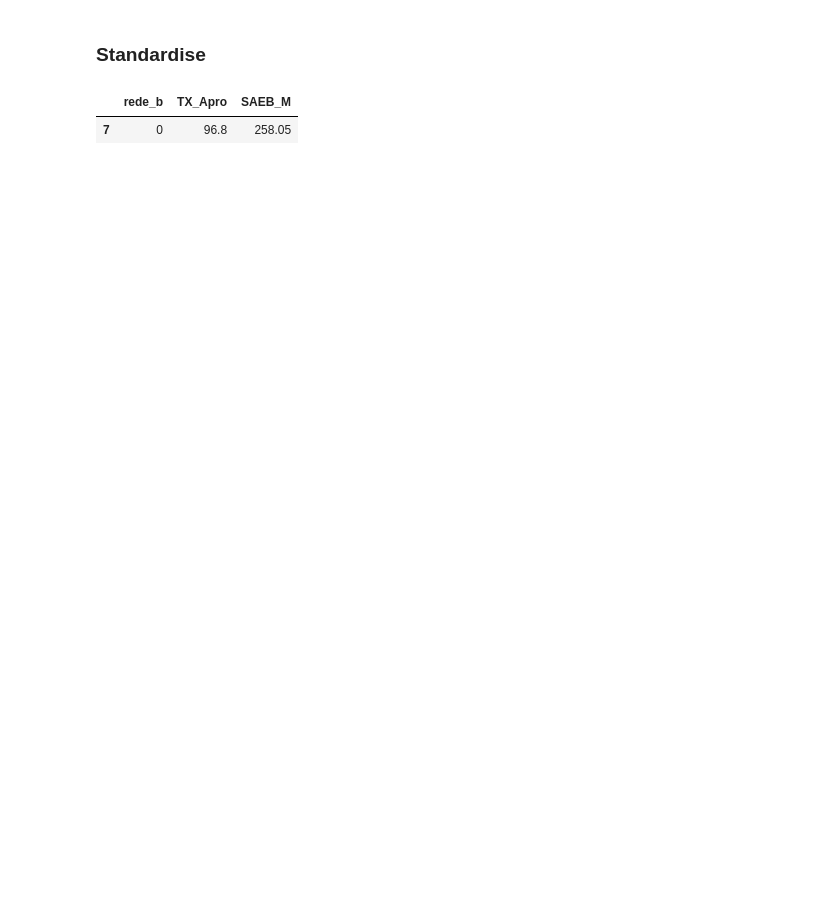
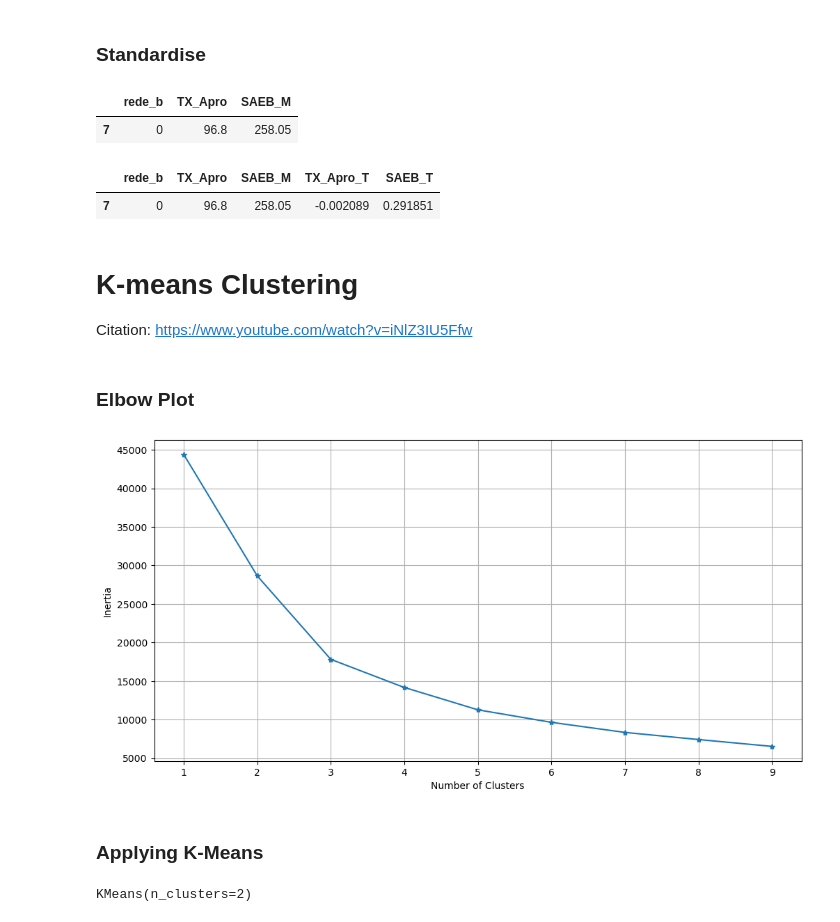
Before and after one commit to izazaka/ML, a Jupyter notebook: SAEB.ipynb, the cells around one changed output. Cells and saved outputs as stored; diff of their text form; code cells hidden in the pictures; blank space fills up the shorter version.

```diff
--- a/SAEB.ipynb
+++ b/SAEB.ipynb
@@ -197,3 +197,37 @@ scaler = StandardScaler()
 # %%
 saeb_m[["TX_Apro_T", "SAEB_T" ]] = scaler.fit_transform(
 saeb_m[["TX_Apro", "SAEB_M" ]])
+# %%
+saeb_m.head(1)
+# %% [output]
+|  | rede_b | TX_Apro | SAEB_M | TX_Apro_T | SAEB_T |
+| 7 | 0 | 96.8 | 258.05 | -0.002089 | 0.291851 |
+# %% [markdown]
+# K-means Clustering
+Citation: https://www.youtube.com/watch?v=iNlZ3IU5Ffw
+# %% [markdown]
+### Elbow Plot
+# %%
+def optimise (data, max_k):
+    means = []
+    inertia = []
+
+    for k in range(1, max_k):
+        kmeans = KMeans(n_clusters = k, n_init = 10)
+        kmeans.fit(data)
+
+        means.append(k)
+        inertia.append(kmeans.inertia_)
+
+    fig = plt.subplots(figsize = (12, 6))
+    plt.plot(means, inertia, "*-")
+    plt.xlabel("Number of Clusters")
+    plt.ylabel("Inertia")
+    plt.grid(True)
+    plt.show()
+# %%
+optimise(saeb_m[["SAEB_T", "TX_Apro_T"]], 10)
+# %% [output]
+[figure, added]
+# %% [markdown]
+### Applying K-Means
@@ -199,0 +236,4 @@ saeb_m[["TX_Apro", "SAEB_M" ]])
+# %%
+kmeans.fit(saeb_m[["SAEB_T", "TX_Apro_T"]])
+# %% [output]
+KMeans(n_clusters=2)
```
Also changed, not shown: parts of 20 cells of this notebook.
